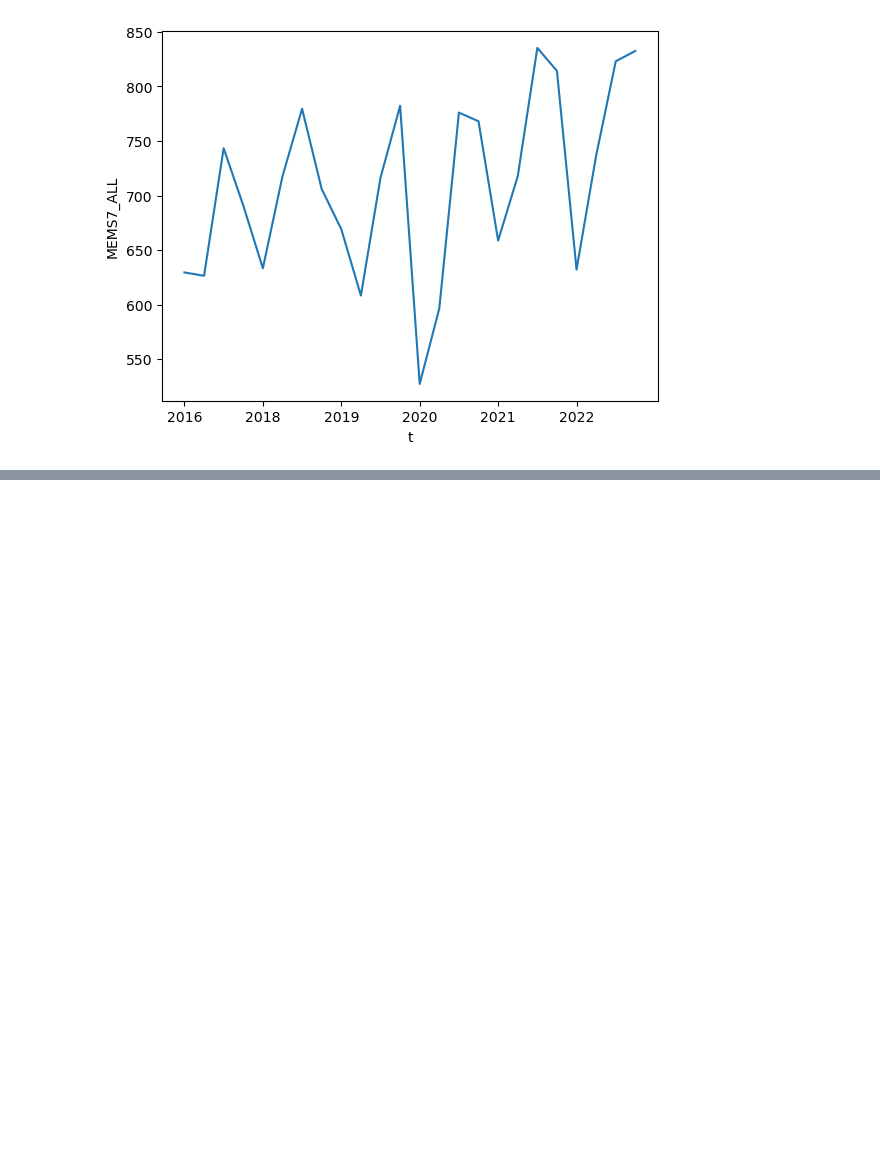
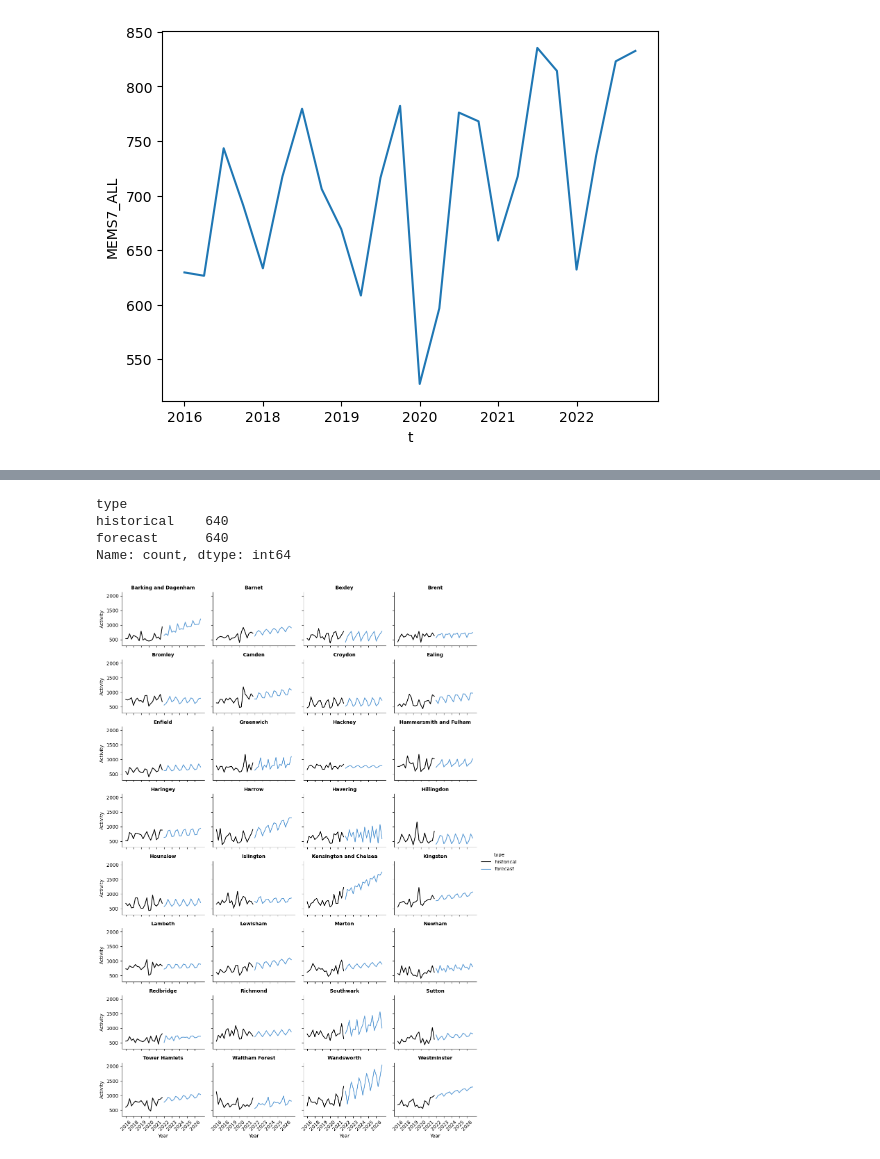
Before and after one commit to ferguswatson39/london_sport2, a Jupyter notebook: src/stream_1/quarterly/forecast_quarterly.ipynb, the cells around one changed output, grey strips where cells are left out. Saved outputs shown, nothing was run; the diff lists cells and outputs as text; code cells hidden in the pictures; blank space fills up the shorter version.

```diff
--- a/src/stream_1/quarterly/forecast_quarterly.ipynb
+++ b/src/stream_1/quarterly/forecast_quarterly.ipynb
@@ -41,0 +63,30 @@ plt.show()
+# %%
+results = []
+
+for borough in train.LA_Name.unique():
+    X_train = train[train['LA_Name'] == borough]['t']
+    y_train = train[train['LA_Name'] == borough]['MEMS7_ALL']
+    X_test = test[test['LA_Name'] == borough]['t']
+    y_test = test[test['LA_Name'] == borough]['MEMS7_ALL']
+
+    X_train = X_train.values.reshape(-1, 1)
+
+    model = SARIMAX(y_train, order=(1,1,1), seasonal_order=(1,1,1,4))
+    fitted_model = model.fit()
+    forecast_values = fitted_model.forecast(20).values
+
+    results.append([borough, forecast_values, y_test, X_test])
+# %%
+hist = train.groupby(['LA_Name', 't'])[['MEMS7_ALL']].mean(numeric_only=True).reset_index()
+hist = hist.rename(columns={'LA_Name': 'borough', 'MEMS7_ALL': 'y_pred'})
+hist['y_std'] = 0
+hist['type'] = 'historical'
+
+flat = []
+for r in results:
+    for pred, t_val in zip(r[1], range(20, 40)):#zip(r[1], r[3].values):
+        flat.append([r[0], t_val, pred, 0, 'forecast'])
+
+forecast = pd.DataFrame(flat, columns=['borough','t','y_pred','y_std','type'])
+
+combined_df = pd.concat([hist, forecast])
@@ -41,0 +113,19 @@ plt.show()
+# %%
+combined_df['type'].value_counts()
+# %% [output]
+type
+historical    640
+forecast      640
+Name: count, dtype: int64
+# %%
+g = sns.relplot(kind='line', data=combined_df, x='t', y='y_pred', col='borough', col_wrap=4, height=2, aspect=1.4, hue='type', palette={'historical': 'black', 'forecast': '#5B9BD5'})
+for borough, ax in g.axes_dict.items():
+    borough_forecast = combined_df[combined_df['borough'] == borough]
+    ax.errorbar(x=borough_forecast['t'], y=borough_forecast['y_pred'], yerr=borough_forecast['y_std'], fmt='none', alpha=0.3)
+g.set(xticks=[0,4,8,12,16,20,24,28,32,36])
+for ax in g.axes.flat: ax.set_xticklabels(['2016','2018','2019','2020','2021','2022','2023','2024','2025','2026'], rotation=45)
+g.set_titles('{col_name}', weight='bold')
+g.set(xlabel='Year', ylabel='Activity')
+plt.show()
+# %% [output]
+[figure, added]
```
Also changed, not shown: parts of 5 cells of this notebook.
